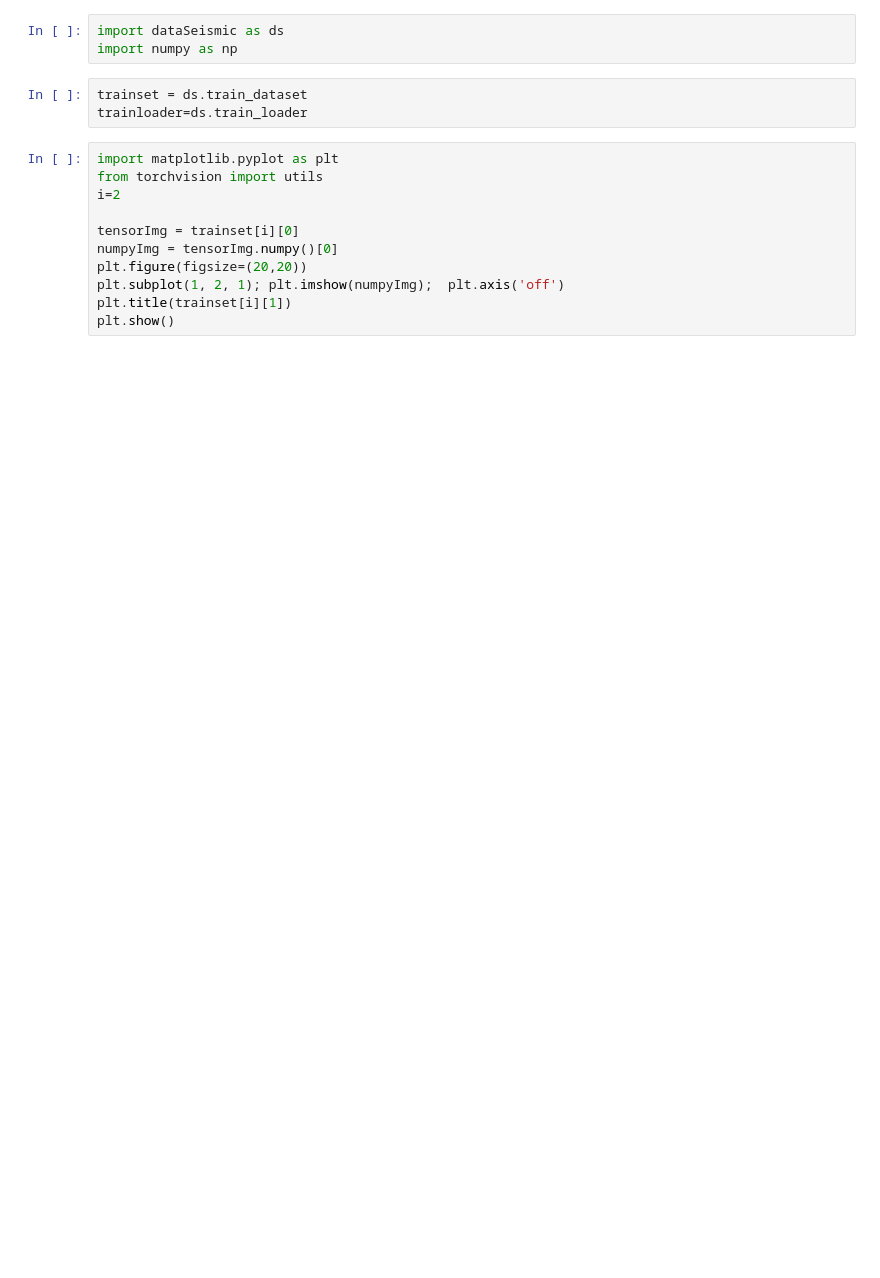
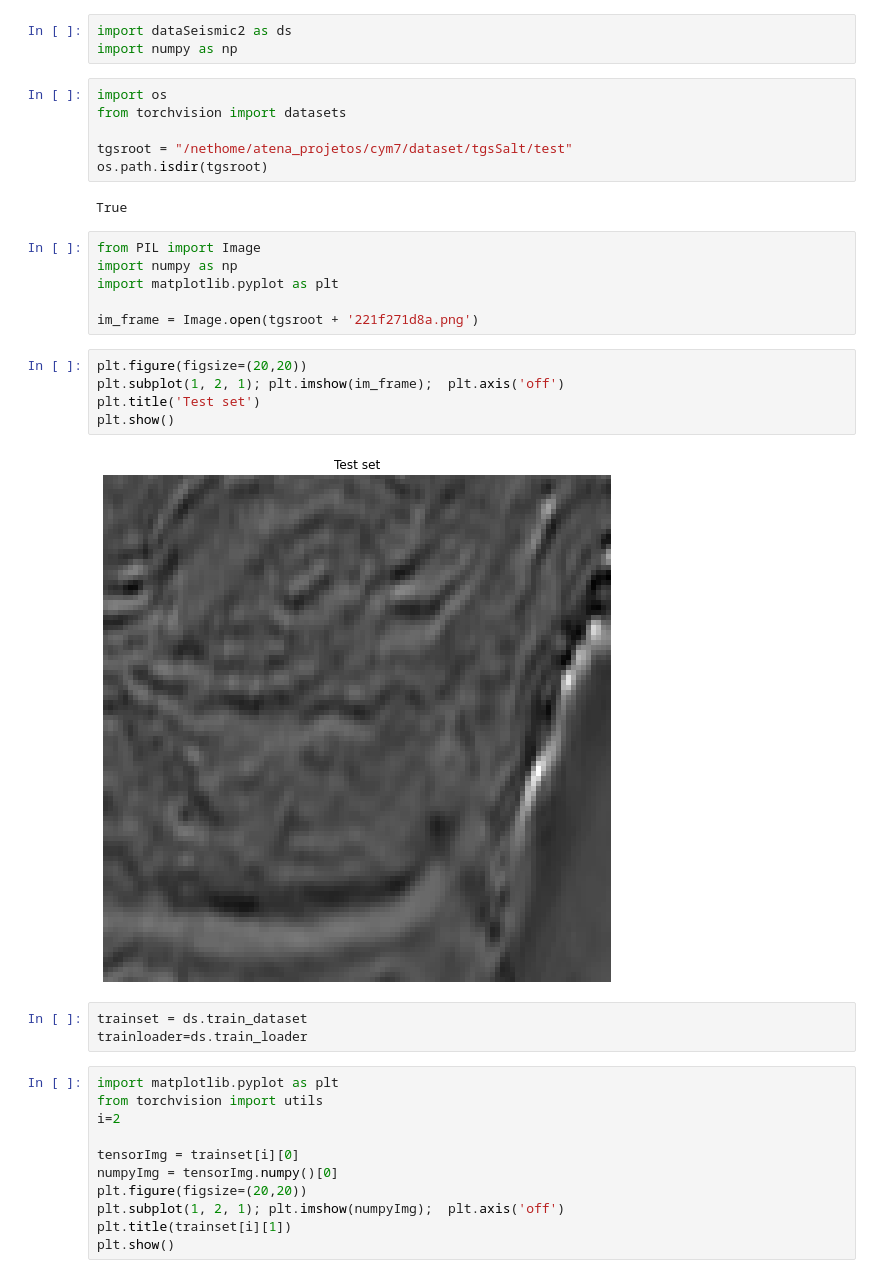
Before and after one commit to lucterres/glow, a Jupyter notebook: notebooks/dataseismic.ipynb, the cells around one changed output. Cells and saved outputs as stored; diff of their text form; blank space fills up the shorter version.

```diff
--- a/notebooks/dataseismic.ipynb
+++ b/notebooks/dataseismic.ipynb
@@ -1,6 +1,27 @@
 # %%
-import dataSeismic as ds
+import dataSeismic2 as ds
 import numpy as np
+# %%
+import os
+from torchvision import datasets
+
+tgsroot = "/nethome/atena_projetos/cym7/dataset/tgsSalt/test"
+os.path.isdir(tgsroot)
+# %% [output]
+True
+# %%
+from PIL import Image
+import numpy as np
+import matplotlib.pyplot as plt
+
+im_frame = Image.open(tgsroot + '221f271d8a.png')
+# %%
+plt.figure(figsize=(20,20))
+plt.subplot(1, 2, 1); plt.imshow(im_frame);  plt.axis('off')
+plt.title('Test set')
+plt.show()
+# %% [output]
+[figure, added]
 # %%
 trainset = ds.train_dataset
 trainloader=ds.train_loader
```
Also changed, not shown: parts of 4 cells of this notebook, 2 other files.
